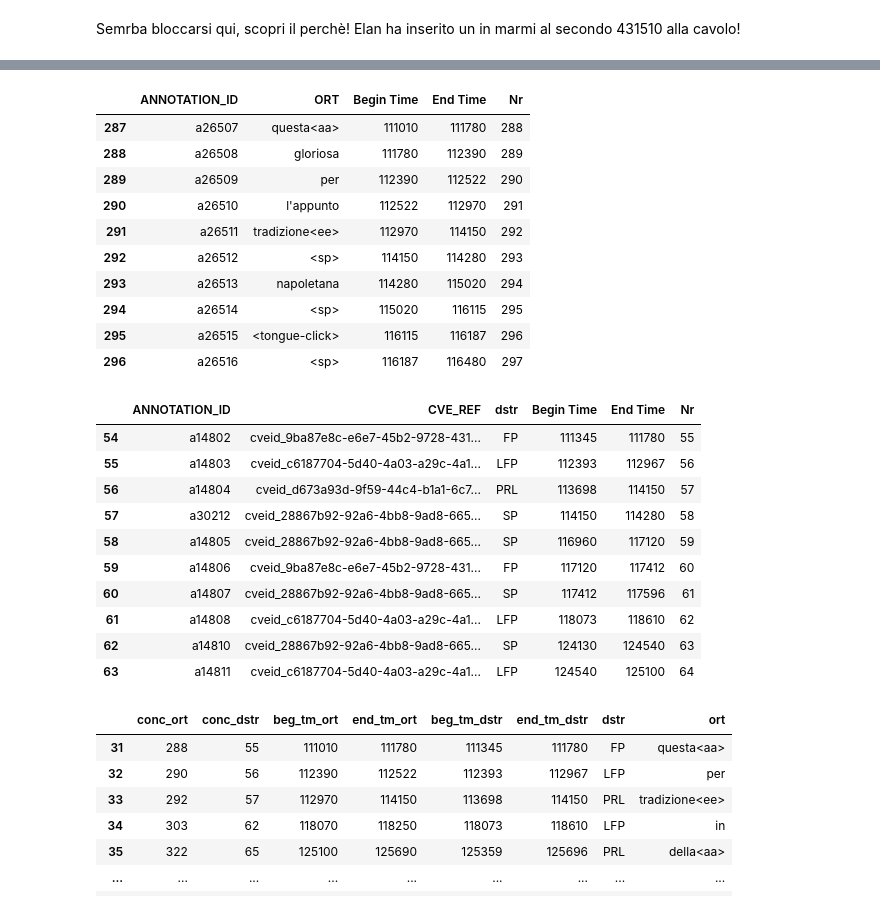
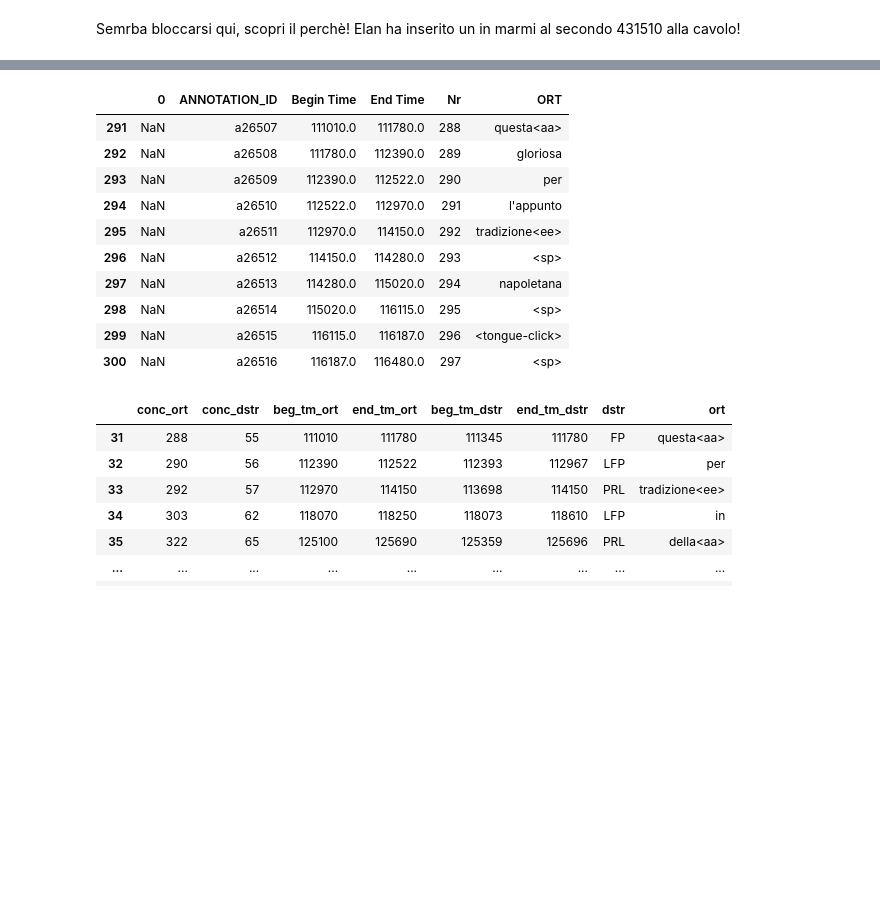
Before and after one commit to jamslaugh/tacotron2_thesis, a Jupyter notebook: Data EAF/Training Data - EAF/data_extraction.ipynb, the cells around one changed output, grey strips where cells are left out. Cells and saved outputs as stored; diff of their text form; code cells hidden in the pictures; blank space fills up the shorter version.

Commit message:
implemented main processing. Minor changes to data_loader to account for txt files directly loaded.

```diff
--- a/Data EAF/Training Data - EAF/data_extraction.ipynb
+++ b/Data EAF/Training Data - EAF/data_extraction.ipynb
@@ -53,8 +53,8 @@ class EafReader():
 # %%
 rdr = EafReader('G01V01P01_L.eaf','..\materials')
 # %%
-dstr_annot, dstr_annot_df = rdr.parser('dstr')
-dstr_ = rdr.dataframe_creator(dstr_annot,dstr_annot_df)
+annot, annot_df = rdr.parser('dstr')
+dstr_ = rdr.dataframe_creator(annot,annot_df)
 dstr_
 # %% [output]
 |  | ANNOTATION_ID | CVE_REF | dstr | Begin Time | End Time | Nr |
@@ -71,9 +71,8 @@ dstr_
 | 344 | a16139 | cveid_28867b92-92a6-4bb8-9ad8-665... | SP | 688605 | 688929 | 345 |
 345 rows × 6 columns
 # %%
-
-dstr_annot, dstr_annot_df = rdr.parser('ORT')
-ort_ = rdr.dataframe_creator(dstr_annot,dstr_annot_df,annot_type='ORT')
+annot, annot_df = rdr.parser('ORT')
+ort_ = rdr.dataframe_creator(annot,annot_df,annot_type='ORT')
 ort_
 # %% [output]
 |  | ANNOTATION_ID | ORT | Begin Time | End Time | Nr |
@@ -271,29 +254,17 @@ Name: Begin Time, dtype: float64
 # %%
-display(ort_df[ort_df['Begin Time']>=111010.0].head(10))
-display(annot_df[annot_df['Begin Time']>=111010.0].head(10))
+display(ort_data_new[ort_data_new['Begin Time']>=111010.0].head(10))
 # %% [output]
-|  | ANNOTATION_ID | ORT | Begin Time | End Time | Nr |
-| 287 | a26507 | questa<aa> | 111010 | 111780 | 288 |
-| 288 | a26508 | gloriosa | 111780 | 112390 | 289 |
-| 289 | a26509 | per | 112390 | 112522 | 290 |
-| 290 | a26510 | l'appunto | 112522 | 112970 | 291 |
-| 291 | a26511 | tradizione<ee> | 112970 | 114150 | 292 |
-| 292 | a26512 | <sp> | 114150 | 114280 | 293 |
-| 293 | a26513 | napoletana | 114280 | 115020 | 294 |
-| 294 | a26514 | <sp> | 115020 | 116115 | 295 |
-| 295 | a26515 | <tongue-click> | 116115 | 116187 | 296 |
-| 296 | a26516 | <sp> | 116187 | 116480 | 297 |
+|  | 0 | ANNOTATION_ID | Begin Time | End Time | Nr | ORT |
+| 291 | NaN | a26507 | 111010.0 | 111780.0 | 288 | questa<aa> |
+| 292 | NaN | a26508 | 111780.0 | 112390.0 | 289 | gloriosa |
+| 293 | NaN | a26509 | 112390.0 | 112522.0 | 290 | per |
+| 294 | NaN | a26510 | 112522.0 | 112970.0 | 291 | l'appunto |
+| 295 | NaN | a26511 | 112970.0 | 114150.0 | 292 | tradizione<ee> |
+| 296 | NaN | a26512 | 114150.0 | 114280.0 | 293 | <sp> |
+| 297 | NaN | a26513 | 114280.0 | 115020.0 | 294 | napoletana |
+| 298 | NaN | a26514 | 115020.0 | 116115.0 | 295 | <sp> |
+| 299 | NaN | a26515 | 116115.0 | 116187.0 | 296 | <tongue-click> |
+| 300 | NaN | a26516 | 116187.0 | 116480.0 | 297 | <sp> |
-|  | ANNOTATION_ID | CVE_REF | dstr | Begin Time | End Time | Nr |
-| 54 | a14802 | cveid_9ba87e8c-e6e7-45b2-9728-431... | FP | 111345 | 111780 | 55 |
-| 55 | a14803 | cveid_c6187704-5d40-4a03-a29c-4a1... | LFP | 112393 | 112967 | 56 |
-| 56 | a14804 | cveid_d673a93d-9f59-44c4-b1a1-6c7... | PRL | 113698 | 114150 | 57 |
-| 57 | a30212 | cveid_28867b92-92a6-4bb8-9ad8-665... | SP | 114150 | 114280 | 58 |
-| 58 | a14805 | cveid_28867b92-92a6-4bb8-9ad8-665... | SP | 116960 | 117120 | 59 |
-| 59 | a14806 | cveid_9ba87e8c-e6e7-45b2-9728-431... | FP | 117120 | 117412 | 60 |
-| 60 | a14807 | cveid_28867b92-92a6-4bb8-9ad8-665... | SP | 117412 | 117596 | 61 |
-| 61 | a14808 | cveid_c6187704-5d40-4a03-a29c-4a1... | LFP | 118073 | 118610 | 62 |
-| 62 | a14810 | cveid_28867b92-92a6-4bb8-9ad8-665... | SP | 124130 | 124540 | 63 |
-| 63 | a14811 | cveid_c6187704-5d40-4a03-a29c-4a1... | LFP | 124540 | 125100 | 64 |
 # %%
 conc_data.loc[conc_data.conc_ort >= 288,:]
 # %% [output]
```
Also changed, not shown: parts of 2 cells of this notebook, 3 other files.
